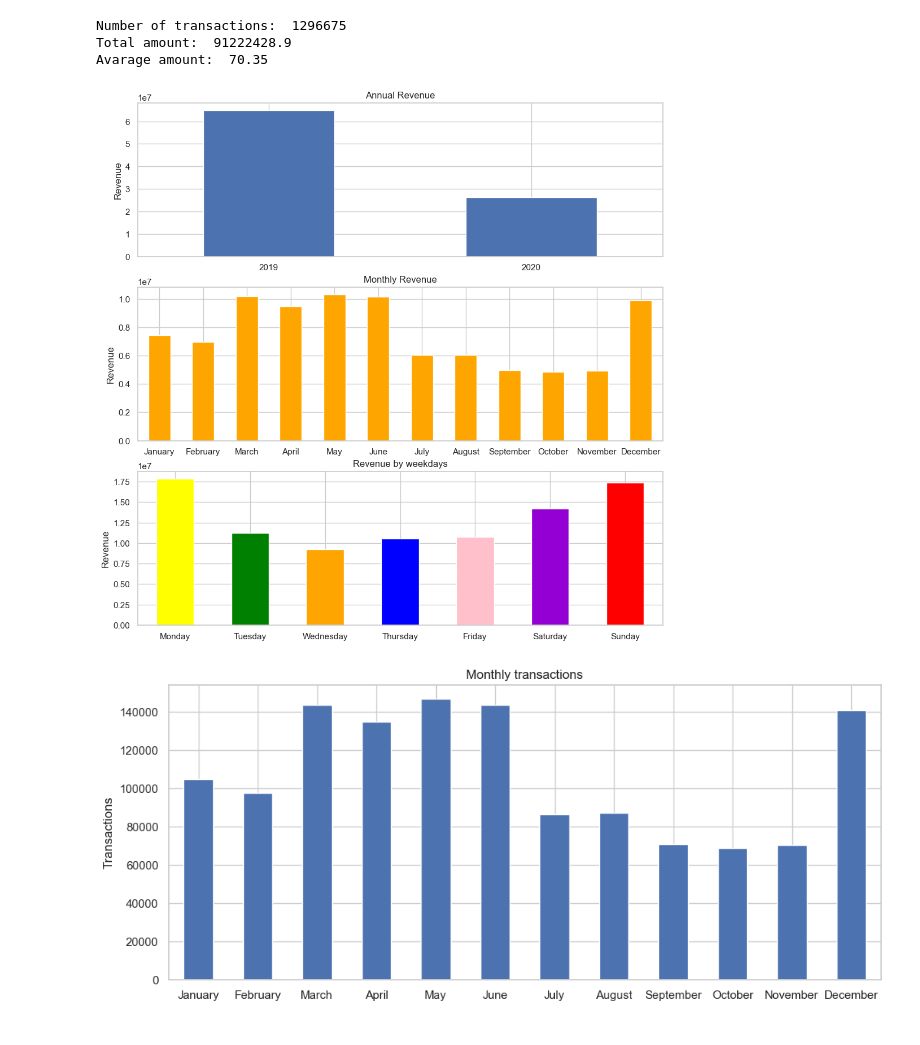
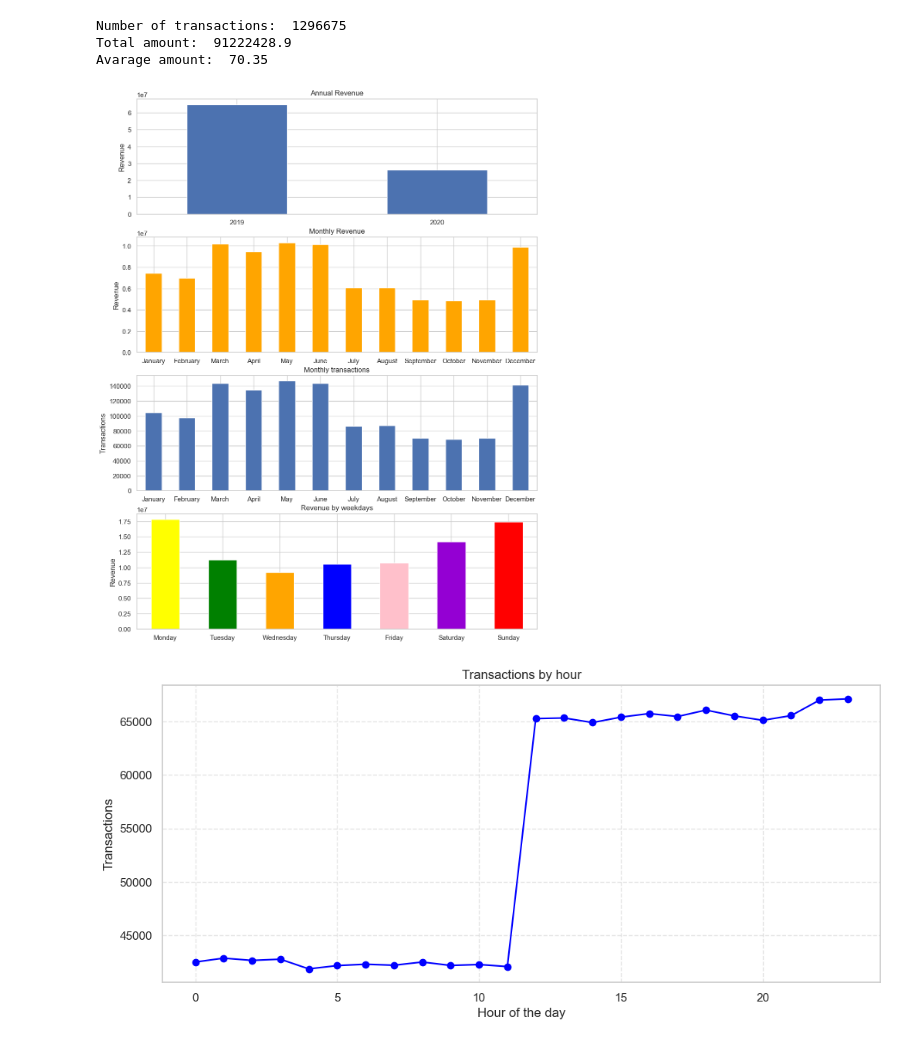
Before and after one commit to AlShiri/card-transactions-analytics, a Jupyter notebook: notebooks/eda_card_transactions.ipynb, the cells around one changed output. Drawn from its saved outputs; the diff is of its cells as text; code cells hidden in the pictures.

```diff
--- a/notebooks/eda_card_transactions.ipynb
+++ b/notebooks/eda_card_transactions.ipynb
@@ -224,47 +224,58 @@ month_map = {
     10: 'October', 11: 'November', 12: 'December'
 }
 
 df['month_name'] = df['month'].map(month_map)
 month_order = [
     'January','February','March','April','May','June',
     'July','August','September','October','November','December'
 ]
 
 df['month_name'] = pd.Categorical(df['month_name'], categories=month_order, ordered=True)
 
 # visualization
-fig, ax = plt.subplots(nrows=3,figsize=(12,12))
+fig, ax = plt.subplots(nrows=4,figsize=(12,16))
 
 # annual revenue
 df.groupby('year',observed=True)['amt'].sum().plot(kind='bar', title='Annual Revenue',ax=ax[0])
 ax[0].tick_params('x',rotation=0)
 ax[0].set_xlabel('')
 ax[0].set_ylabel('Revenue')
 
 # monthly revenue
 df.groupby('month_name',observed=True)['amt'].sum().plot(kind='bar', title='Monthly Revenue', color='orange', ax=ax[1])
 ax[1].tick_params('x',rotation=0)
 ax[1].set_xlabel('')
 ax[1].set_ylabel('Revenue')
 
-# weekdays
-df.groupby('day_of_week', observed=True)['amt'].sum().plot(kind='bar', title='Revenue by weekdays', color=colors, ax=ax[2])
+# number of transactions
+df.groupby('month_name', observed=True)['amt'].count().plot(kind='bar', title='Monthly transactions', ylabel='Transactions', ax=ax[2])
 ax[2].tick_params('x',rotation=0)
 ax[2].set_xlabel('')
-ax[2].set_ylabel('Revenue')
+
+# weekdays
+df.groupby('day_of_week', observed=True)['amt'].sum().plot(kind='bar', title='Revenue by weekdays', color=colors, ax=ax[3])
+ax[3].tick_params('x',rotation=0)
+ax[3].set_xlabel('')
+ax[3].set_ylabel('Revenue')
 
 plt.show()
 # %% [output]
-[figure, old version]
+[figure, new version]
 # %%
-# number of transactions
+# transactions by hour
 plt.close('all')
-fig, ax = plt.subplots(nrows=1,figsize=(12,5))
+fig, ax = plt.subplots(figsize=(12,5))
 
-df.groupby('month_name', observed=True)['amt'].count().plot(kind='bar', title='Monthly transactions', ylabel='Transactions', ax=ax)
+hourly_transactions = df.groupby('hour', observed=True)['amt'].count()
+hourly_transactions.plot(title='Transactions by hour',
+                         ylabel='Transactions',
+                         color='blue',
+                         marker='o',
+                         ax=ax)
+ax.set_xlabel('Hour of the day')
 ax.tick_params('x',rotation=0)
-ax.set_xlabel('')
+ax.grid(True,linestyle='--',alpha=0.5)
 
 plt.show()
 # %% [output]
-[figure, old version]
+[figure, new version]
```
Also changed, not shown: parts of 1 cell of this notebook.
